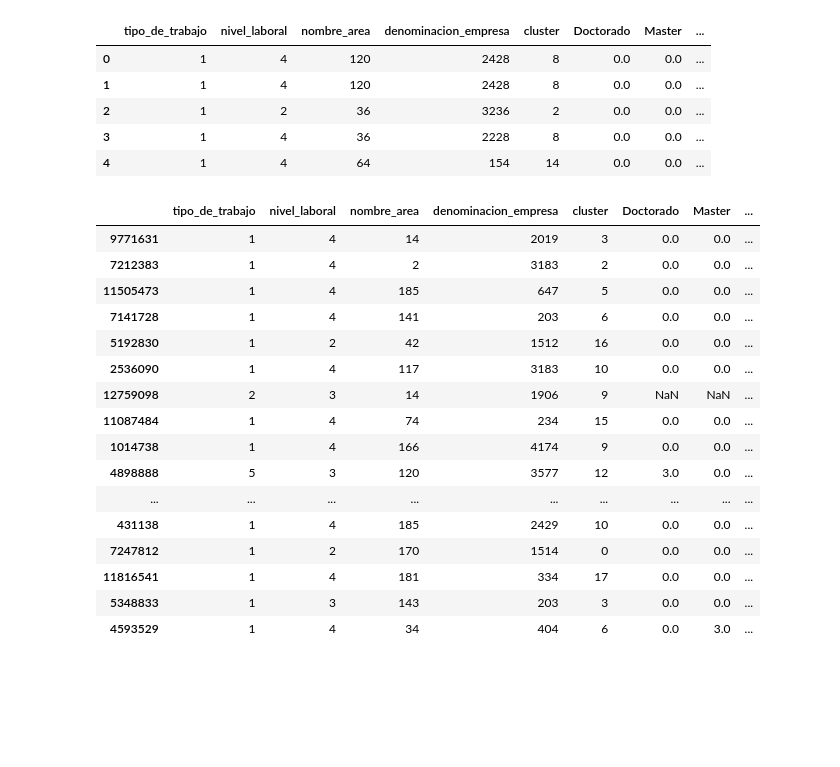
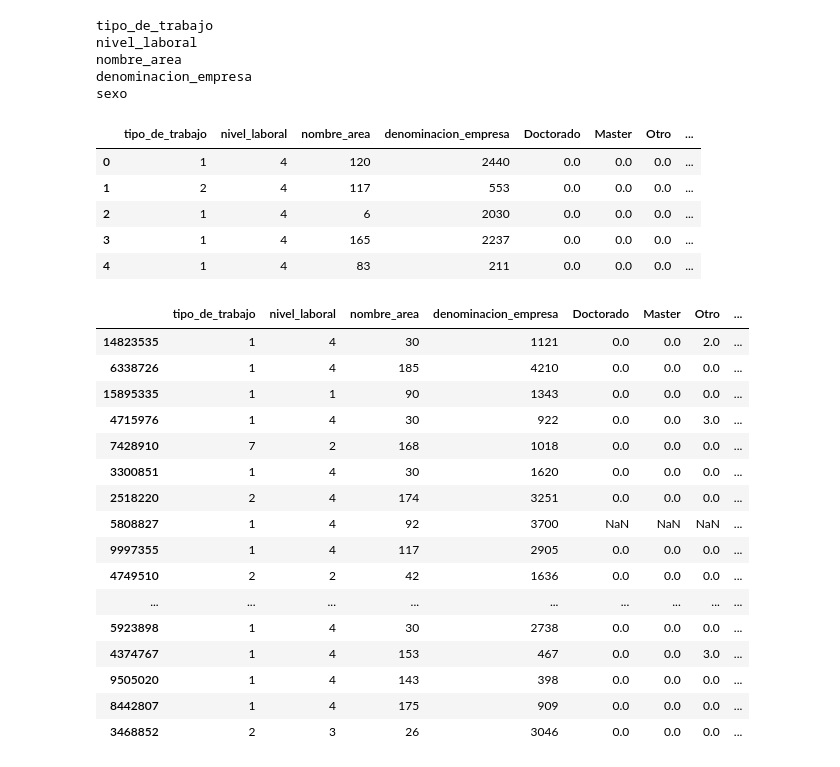
Before and after one commit to fcavazzoli/DatosTP, a Jupyter notebook: RandomForest.ipynb, the cells around one changed output. Drawn from its saved outputs; the diff is of its cells as text; code cells hidden in the pictures; blank space fills up the shorter version.

```diff
--- a/RandomForest.ipynb
+++ b/RandomForest.ipynb
@@ -8,7 +8,13 @@ sc = pyspark.SparkContext('local[*]')
 # %%
 postulantes = pd.read_csv('Sources/postulantes_proc.csv').drop('Unnamed: 0', axis=1)
 avisos = pd.read_csv('Sources/fiuba_6_avisos_detalle_limpio.csv').drop('Unnamed: 0', axis=1)
-postulaciones = pd.read_csv('Sources/postulaciones_for_training.csv').drop('Unnamed: 0', axis=1)
+postulaciones = pd.read_csv('Sources/postulaciones_for_training_3.csv').drop('Unnamed: 0', axis=1)
+test = pd.read_csv("Sources/test_final_100k.csv")
+# %%
+test = pd.concat([test,postulaciones])
+test = test.drop_duplicates(['idaviso','idpostulante'])
+postulaciones = test[100000:].drop('id', axis=1)
+test = test[:100000].drop('id', axis=1)
 # %%
 postulaciones = postulaciones.merge(avisos, on='idaviso')
 postulaciones = postulaciones.merge(postulantes, on='idpostulante')
@@ -33,10 +44,10 @@ test.head()
 def dates_format(date):
     try:
         date_new = pd.to_datetime('today').year-pd.to_datetime(date).year
-        date_new = int(date_new)
+        #date_new = int(date_new)
         return date_new
     except ValueError:
-        return date
+        return -1
 # %%
 fechasRDD = sc.parallelize(postulaciones['fechanacimiento'])
 postulaciones['fechanacimiento'] = fechasRDD.map(lambda x: dates_format(x)).collect()
@@ -48,45 +59,50 @@ resultado = postulaciones['sepostulo']
 resultadob = test['sepostulo']
 postulaciones.drop(['sepostulo','idaviso','idpostulante'],axis=1,inplace=True)
 test.drop(['sepostulo','idaviso','idpostulante'],axis=1,inplace=True)
-test.drop('id',axis=1,inplace=True)
 # %%
 from sklearn import preprocessing
 le = preprocessing.LabelEncoder()
 for col in postulaciones.columns:
     if not postulaciones[col].dtype == 'O': continue
-    postulaciones[col] = postulaciones.apply(lambda x: str(x[col]),axis=1)
-    test[col] = test.apply(lambda x: str(x[col]),axis=1)
+    print(col)
+    postulaciones[col] = postulaciones[col].fillna('na')
+    test[col] = test[col].fillna('na')
     le.fit(pd.concat([postulaciones[col],test[col]]))
     test[col] = le.transform(test[col])
     postulaciones[col] = le.transform(postulaciones[col])
 postulaciones.head()
 # %% [output]
+tipo_de_trabajo
+nivel_laboral
+nombre_area
+denominacion_empresa
+sexo
-|  | tipo_de_trabajo | nivel_laboral | nombre_area | denominacion_empresa | cluster | Doctorado | Master | ... |
-| 0 | 1 | 4 | 120 | 2428 | 8 | 0.0 | 0.0 | ... |
-| 1 | 1 | 4 | 120 | 2428 | 8 | 0.0 | 0.0 | ... |
-| 2 | 1 | 2 | 36 | 3236 | 2 | 0.0 | 0.0 | ... |
-| 3 | 1 | 4 | 36 | 2228 | 8 | 0.0 | 0.0 | ... |
-| 4 | 1 | 4 | 64 | 154 | 14 | 0.0 | 0.0 | ... |
+|  | tipo_de_trabajo | nivel_laboral | nombre_area | denominacion_empresa | Doctorado | Master | Otro | ... |
+| 0 | 1 | 4 | 120 | 2440 | 0.0 | 0.0 | 0.0 | ... |
+| 1 | 2 | 4 | 117 | 553 | 0.0 | 0.0 | 0.0 | ... |
+| 2 | 1 | 4 | 6 | 2030 | 0.0 | 0.0 | 0.0 | ... |
+| 3 | 1 | 4 | 165 | 2237 | 0.0 | 0.0 | 0.0 | ... |
+| 4 | 1 | 4 | 83 | 211 | 0.0 | 0.0 | 0.0 | ... |
 # %%
 postulaciones.sample(50)
 # %% [output]
-|  | tipo_de_trabajo | nivel_laboral | nombre_area | denominacion_empresa | cluster | Doctorado | Master | ... |
-| 9771631 | 1 | 4 | 14 | 2019 | 3 | 0.0 | 0.0 | ... |
-| 7212383 | 1 | 4 | 2 | 3183 | 2 | 0.0 | 0.0 | ... |
-| 11505473 | 1 | 4 | 185 | 647 | 5 | 0.0 | 0.0 | ... |
-| 7141728 | 1 | 4 | 141 | 203 | 6 | 0.0 | 0.0 | ... |
-| 5192830 | 1 | 2 | 42 | 1512 | 16 | 0.0 | 0.0 | ... |
-| 2536090 | 1 | 4 | 117 | 3183 | 10 | 0.0 | 0.0 | ... |
-| 12759098 | 2 | 3 | 14 | 1906 | 9 | NaN | NaN | ... |
-| 11087484 | 1 | 4 | 74 | 234 | 15 | 0.0 | 0.0 | ... |
-| 1014738 | 1 | 4 | 166 | 4174 | 9 | 0.0 | 0.0 | ... |
-| 4898888 | 5 | 3 | 120 | 3577 | 12 | 3.0 | 0.0 | ... |
+|  | tipo_de_trabajo | nivel_laboral | nombre_area | denominacion_empresa | Doctorado | Master | Otro | ... |
+| 14823535 | 1 | 4 | 30 | 1121 | 0.0 | 0.0 | 2.0 | ... |
+| 6338726 | 1 | 4 | 185 | 4210 | 0.0 | 0.0 | 0.0 | ... |
+| 15895335 | 1 | 1 | 90 | 1343 | 0.0 | 0.0 | 0.0 | ... |
+| 4715976 | 1 | 4 | 30 | 922 | 0.0 | 0.0 | 3.0 | ... |
+| 7428910 | 7 | 2 | 168 | 1018 | 0.0 | 0.0 | 0.0 | ... |
+| 3300851 | 1 | 4 | 30 | 1620 | 0.0 | 0.0 | 0.0 | ... |
+| 2518220 | 2 | 4 | 174 | 3251 | 0.0 | 0.0 | 0.0 | ... |
+| 5808827 | 1 | 4 | 92 | 3700 | NaN | NaN | NaN | ... |
+| 9997355 | 1 | 4 | 117 | 2905 | 0.0 | 0.0 | 0.0 | ... |
+| 4749510 | 2 | 2 | 42 | 1636 | 0.0 | 0.0 | 0.0 | ... |
 | ... | ... | ... | ... | ... | ... | ... | ... | ... |
-| 431138 | 1 | 4 | 185 | 2429 | 10 | 0.0 | 0.0 | ... |
-| 7247812 | 1 | 2 | 170 | 1514 | 0 | 0.0 | 0.0 | ... |
-| 11816541 | 1 | 4 | 181 | 334 | 17 | 0.0 | 0.0 | ... |
-| 5348833 | 1 | 3 | 143 | 203 | 3 | 0.0 | 0.0 | ... |
-| 4593529 | 1 | 4 | 34 | 404 | 6 | 0.0 | 3.0 | ... |
+| 5923898 | 1 | 4 | 30 | 2738 | 0.0 | 0.0 | 0.0 | ... |
+| 4374767 | 1 | 4 | 153 | 467 | 0.0 | 0.0 | 3.0 | ... |
+| 9505020 | 1 | 4 | 143 | 398 | 0.0 | 0.0 | 0.0 | ... |
+| 8442807 | 1 | 4 | 175 | 909 | 0.0 | 0.0 | 0.0 | ... |
+| 3468852 | 2 | 3 | 26 | 3046 | 0.0 | 0.0 | 0.0 | ... |
 # %%
 postulaciones.rename(columns={x:int(y) for x,y in zip(postulaciones.columns,range(1,len(postulaciones.columns)+1))},inplace=True)
 test.rename(columns={x:int(y) for x,y in zip(test.columns,range(1,len(test.columns)+1))},inplace=True)
```
Also changed, not shown: parts of 13 cells of this notebook, 1 other file.
